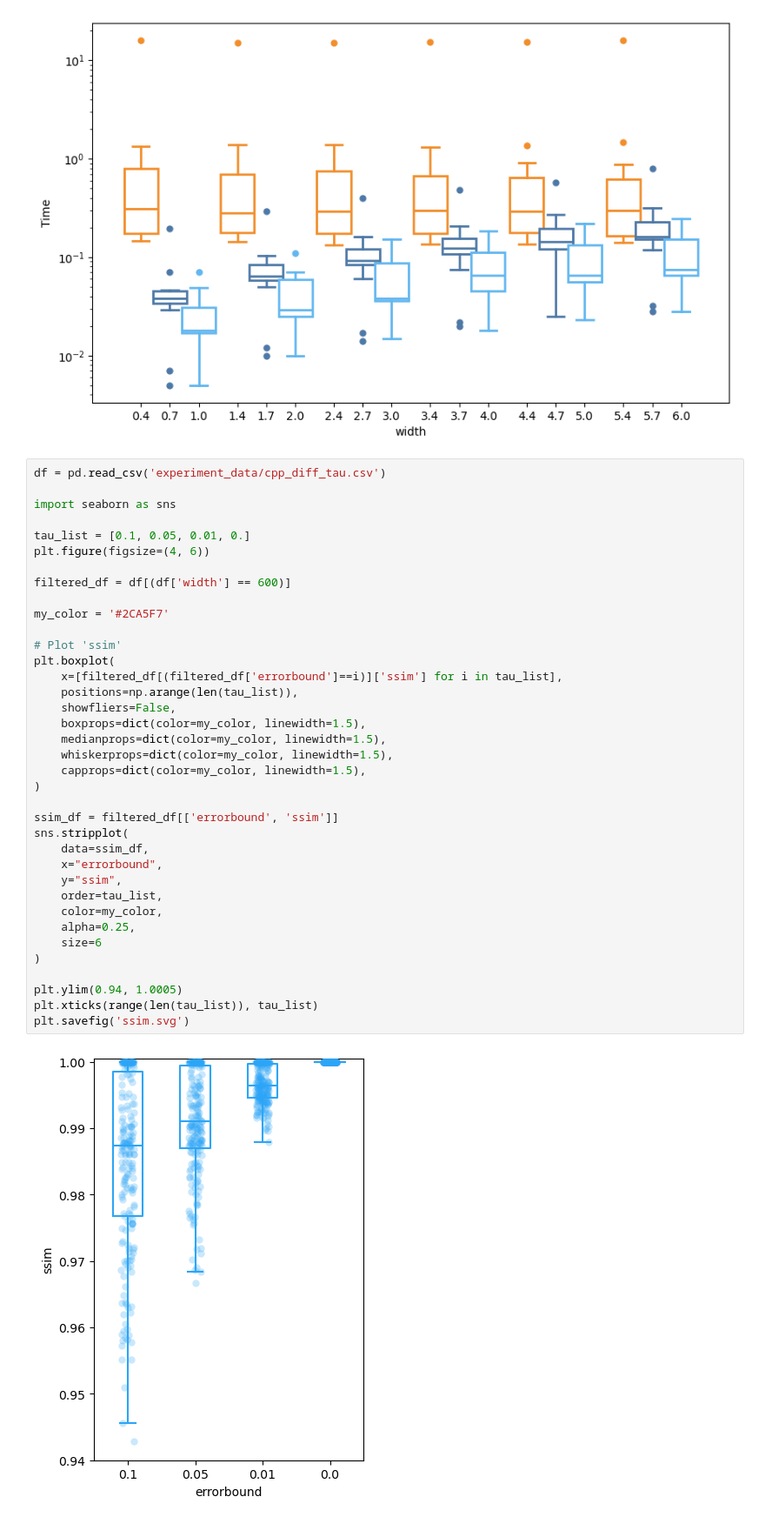
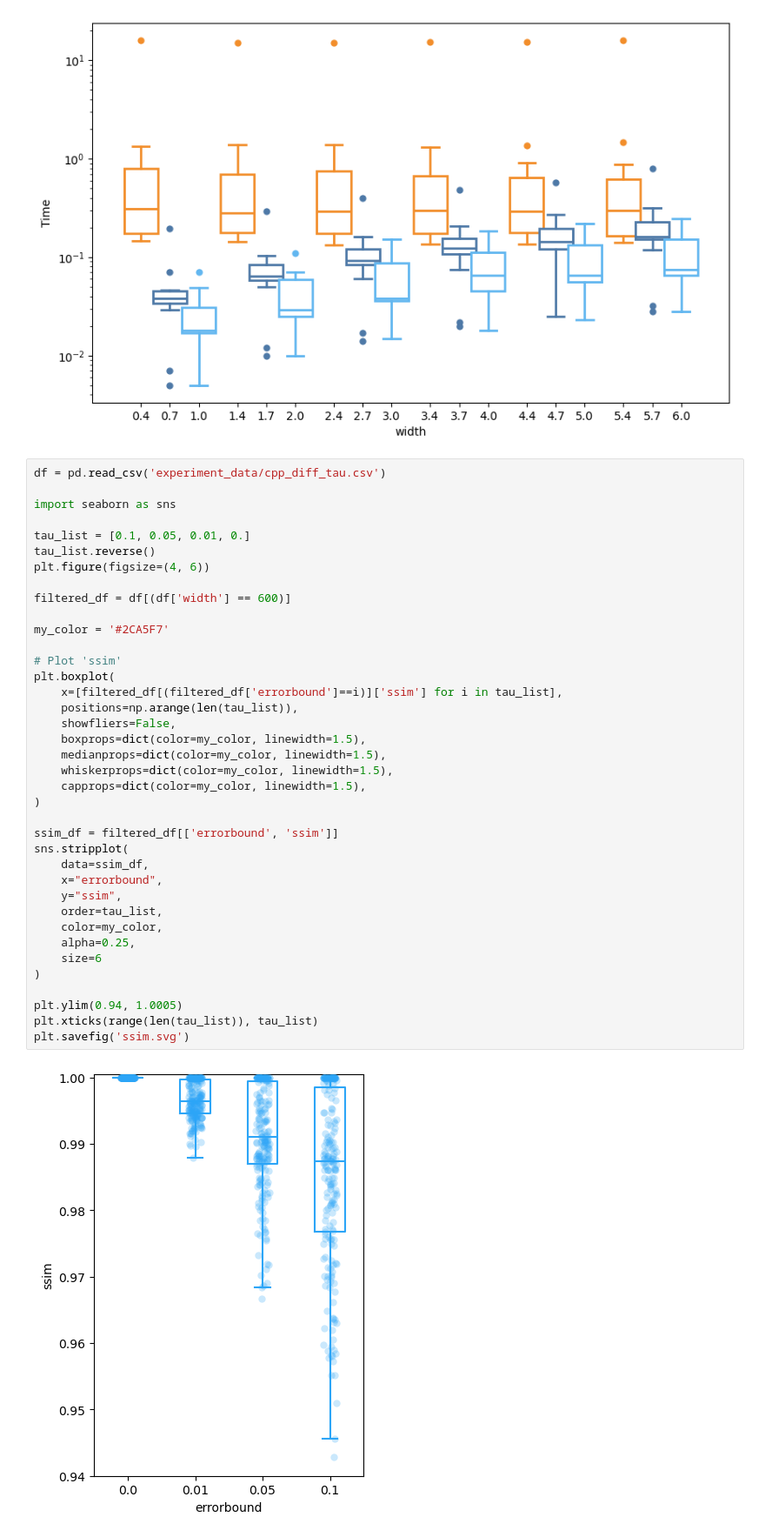
Before and after one commit to ChenXin360104/PIVOT, a Jupyter notebook: exp_analysis/ExperimentAnalysis.ipynb, the cells around one changed output. Shown at 87% size. Drawn from its saved outputs; the diff is of its cells as text.

```diff
--- a/exp_analysis/ExperimentAnalysis.ipynb
+++ b/exp_analysis/ExperimentAnalysis.ipynb
@@ -387,39 +350,40 @@ df = pd.read_csv('experiment_data/cpp_diff_tau.csv')
 import seaborn as sns
 
 tau_list = [0.1, 0.05, 0.01, 0.]
+tau_list.reverse()
 plt.figure(figsize=(4, 6))
 
 filtered_df = df[(df['width'] == 600)]
 
 my_color = '#2CA5F7'
 
 # Plot 'ssim'
 plt.boxplot(
     x=[filtered_df[(filtered_df['errorbound']==i)]['ssim'] for i in tau_list],
     positions=np.arange(len(tau_list)),
     showfliers=False,
     boxprops=dict(color=my_color, linewidth=1.5),
     medianprops=dict(color=my_color, linewidth=1.5),
     whiskerprops=dict(color=my_color, linewidth=1.5),
     capprops=dict(color=my_color, linewidth=1.5),
 )
 
 ssim_df = filtered_df[['errorbound', 'ssim']]
 sns.stripplot(
     data=ssim_df,
     x="errorbound",
     y="ssim",
     order=tau_list,
     color=my_color,
     alpha=0.25,
     size=6
 )
 
 plt.ylim(0.94, 1.0005)
 plt.xticks(range(len(tau_list)), tau_list)
 plt.savefig('ssim.svg')
 # %% [output]
-[figure, old version]
+[figure, new version]
 # %%
 filtered_df = df[(df['table'] == 'sensordata') & (df['width'] == 600)].copy()
 func_list = ['boxcox0', 'func1', 'plus', 'minus', 'multi', 'divide', 'L22', 'mean', 'variance', 'weightsum', 'max', 'L2', 'L2LN']
```
Also changed, not shown: parts of 8 cells of this notebook.
